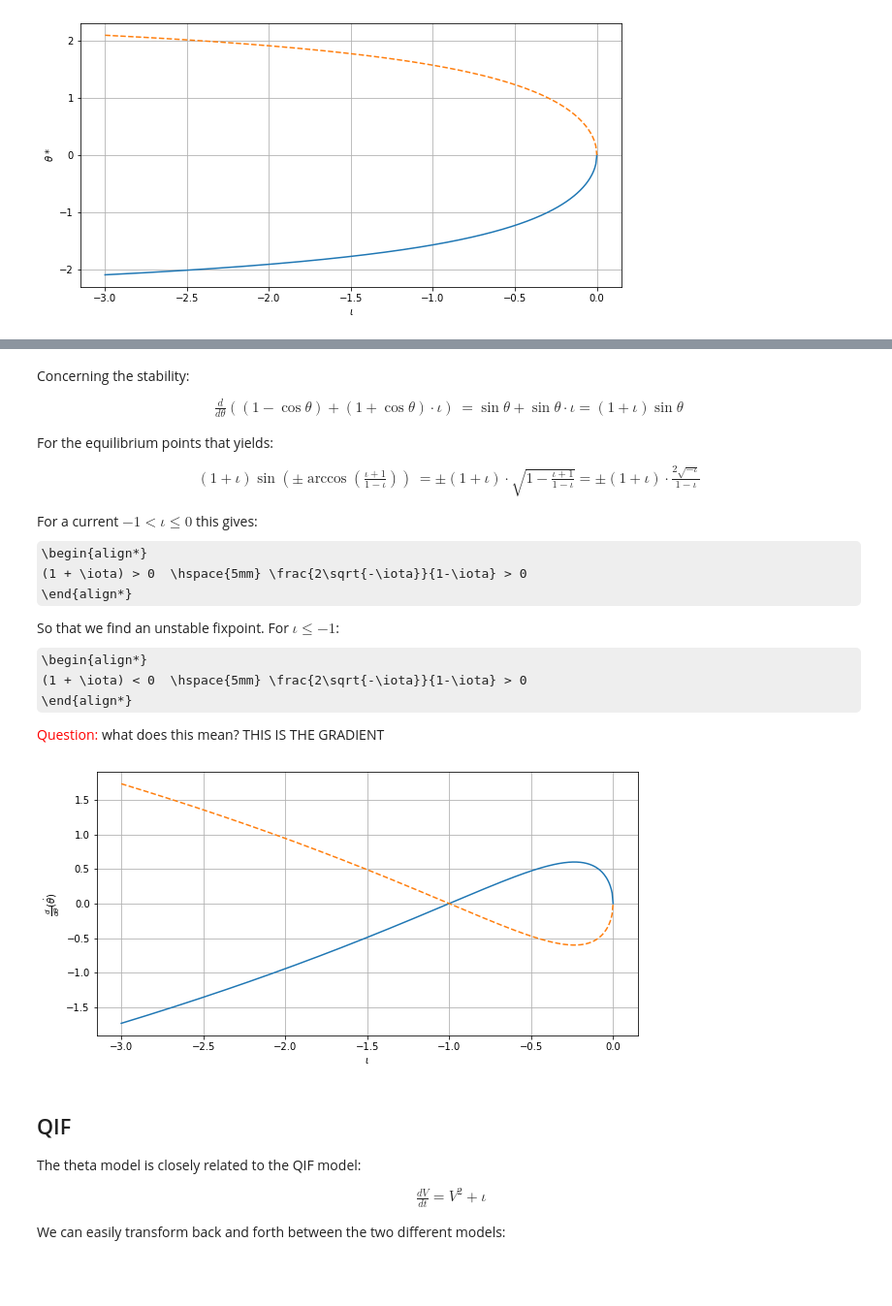
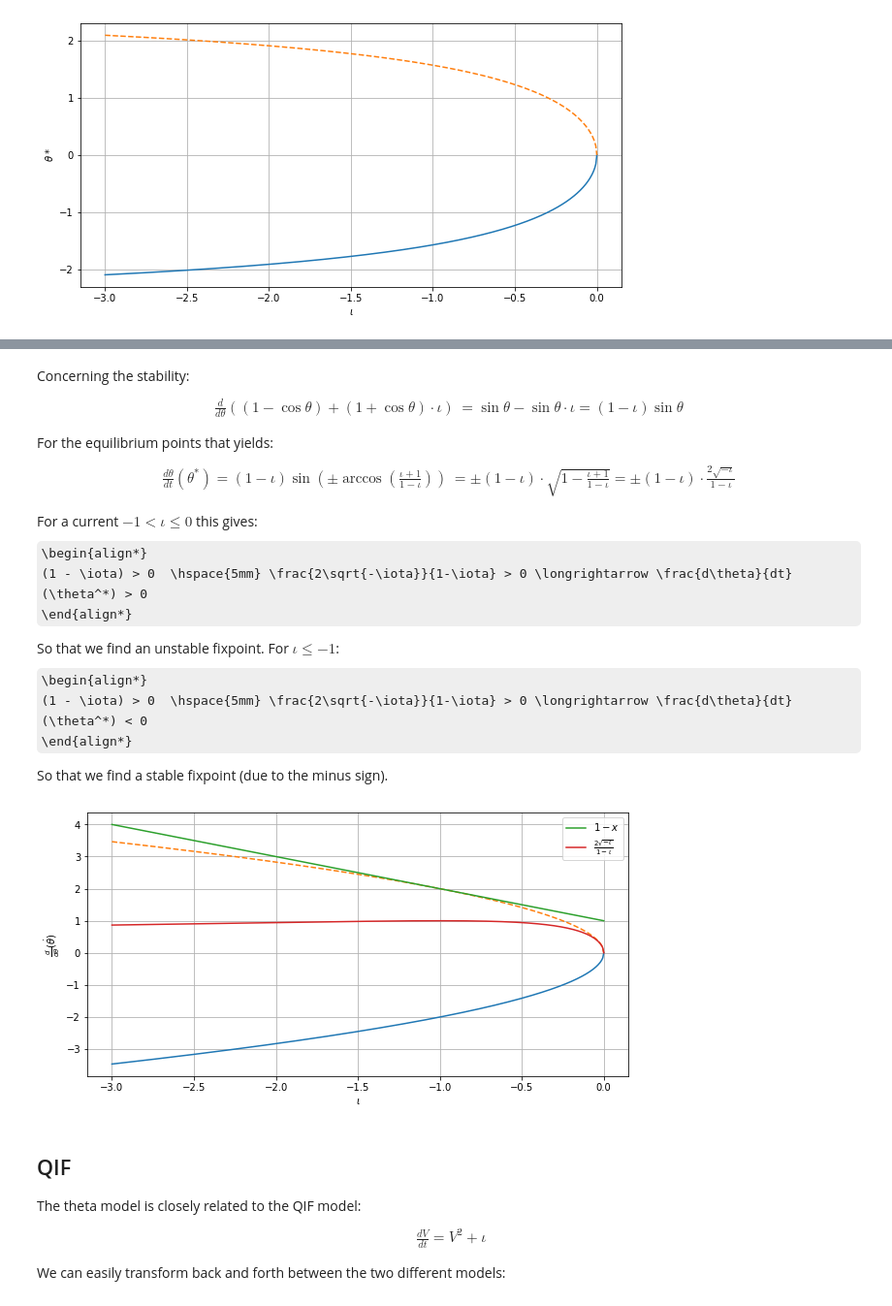
Before and after one commit to simonaertssen/AdaptiveNeuronalNetworks, a Jupyter notebook: Notes meeting 24_09_2020.ipynb, the cells around one changed output, grey strips where cells are left out. Shown at 97% size. Drawn from its saved outputs; the diff is of its cells as text; code cells hidden in the pictures; some formulas as TeX source; blank space fills up the shorter version.

```diff
--- a/Notes meeting 24_09_2020.ipynb
+++ b/Notes meeting 24_09_2020.ipynb
@@ -69,39 +70,45 @@ plt.ylabel(r"$\theta*$");
 Concerning the stability:
 \begin{align*}
 \frac{d}{d\theta}\left((1-\cos \theta)+(1+\cos \theta) \cdot \iota \right)
-&= \sin \theta + \sin \theta \cdot \iota = (1 + \iota)\sin \theta
+&= \sin \theta - \sin \theta \cdot \iota = (1- \iota)\sin \theta
 \end{align*}
 
 For the equilibrium points that yields:
 \begin{align*}
-(1 + \iota)\sin\left(\pm\arccos \left( \frac{\iota + 1}{1-\iota} \right) \right)
-&= \pm (1 + \iota) \cdot \sqrt{1 - \frac{\iota + 1}{1-\iota}}
-= \pm (1 + \iota) \cdot \frac{2\sqrt{-\iota}}{1-\iota}
+\frac{d\theta}{dt}(\theta^*) = (1 - \iota)\sin\left(\pm\arccos \left( \frac{\iota + 1}{1-\iota} \right) \right)
+&= \pm (1 - \iota) \cdot \sqrt{1 - \frac{\iota + 1}{1-\iota}}
+= \pm (1 - \iota) \cdot \frac{2\sqrt{-\iota}}{1-\iota}
 \end{align*}
 
 For a current $-1 < \iota \leq 0$ this gives:
 \begin{align*}
-(1 + \iota) > 0  \hspace{5mm} \frac{2\sqrt{-\iota}}{1-\iota} > 0
+(1 - \iota) > 0  \hspace{5mm} \frac{2\sqrt{-\iota}}{1-\iota} > 0 \longrightarrow \frac{d\theta}{dt}(\theta^*) > 0
 \end{align*}
 
 So that we find an unstable fixpoint. For $\iota \leq -1$:
 \begin{align*}
-(1 + \iota) < 0  \hspace{5mm} \frac{2\sqrt{-\iota}}{1-\iota} > 0
+(1 - \iota) > 0  \hspace{5mm} \frac{2\sqrt{-\iota}}{1-\iota} > 0 \longrightarrow \frac{d\theta}{dt}(\theta^*) < 0
 \end{align*}
 
-<font color=red>Question:</font> what does this mean? THIS IS THE GRADIENT
+So that we find a stable fixpoint (due to the minus sign).
 # %%
 x = np.linspace(-3, 0, 500)
-y = (1 + x)*(2*np.sqrt(-x)/(1-x))
+y = (1 - x)*(2*np.sqrt(-x)/(1-x))
 
 plt.figure(figsize=(10,5))
 plt.grid(True)
-plt.plot(x,y);
-plt.plot(x,-y, '--');
+
+plt.plot(x,-y);
+plt.plot(x,y, '--');
 plt.xlabel(r"$\iota$")
-plt.ylabel(r"$\frac{d}{d\theta}\left(\dot{\theta}\right)$");
+plt.ylabel(r"$\frac{d}{d\theta}\left(\dot{\theta}\right)$")
+
+plt.plot(x,(1 - x),label=r"$1 - x$")
+plt.plot(x,(2*np.sqrt(-x)/(1-x)),label=r"$\frac{2\sqrt{-\iota}}{1-\iota}$");
+
+plt.legend();
 # %% [output]
-[figure, old version]
+[figure, new version]
 # %% [markdown]
 ## QIF
 The theta model is closely related to the QIF model:
```
Also changed, not shown: parts of 4 cells of this notebook, 5 other files.
